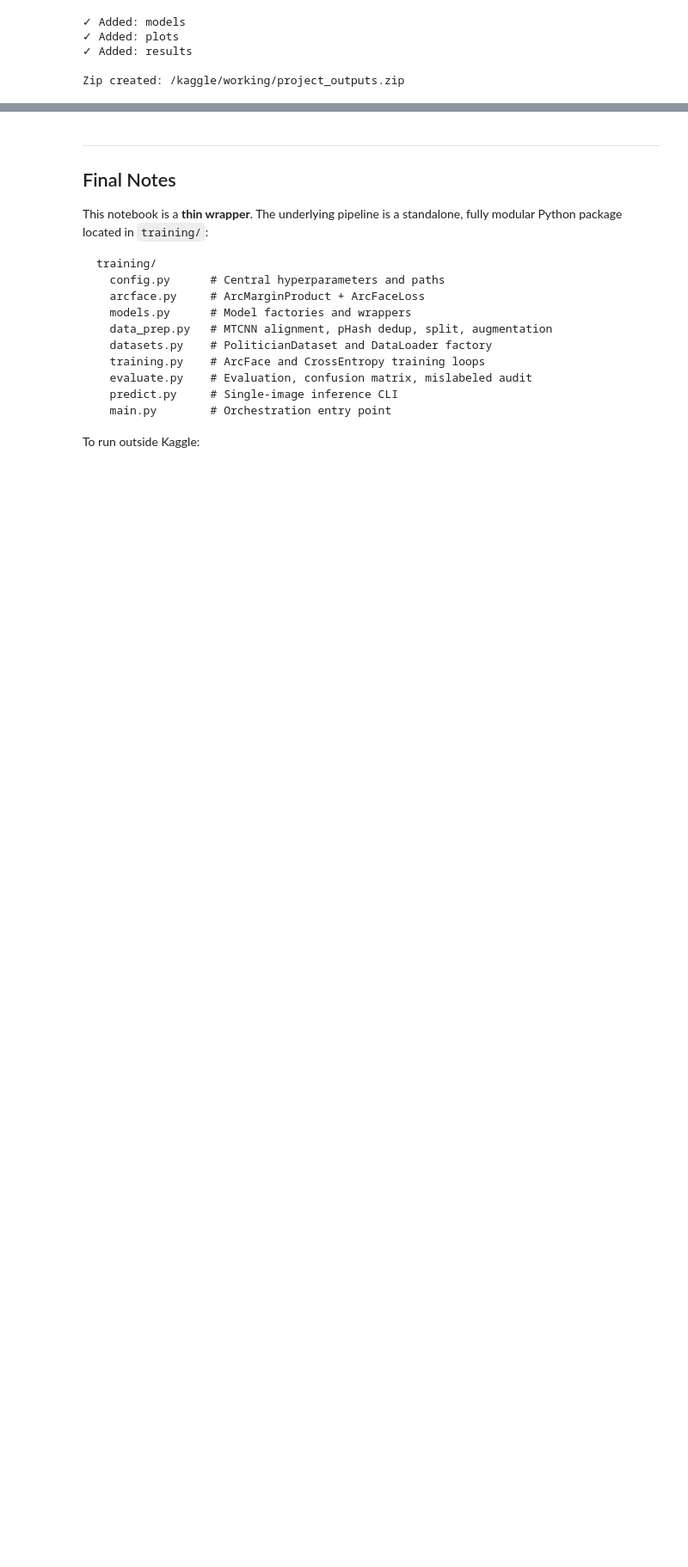
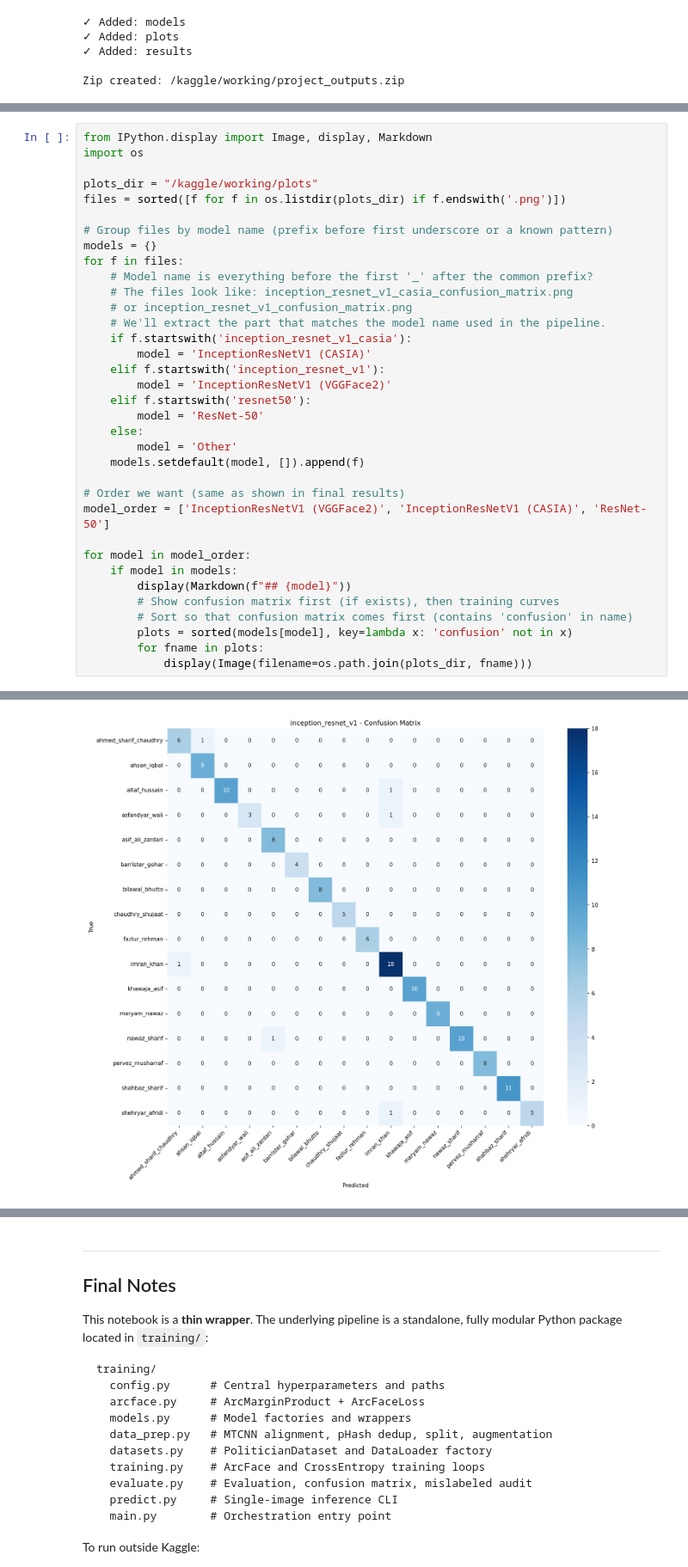
Before and after one commit to Hanzala-12/pakistani-politician-classifier, a Jupyter notebook: notebooks/COMPLETE_TRAINING_PIPELINE.ipynb, the cells around one changed output, grey strips where cells are left out. Shown at 86% size. Cells and saved outputs as stored; diff of their text form; blank space fills up the shorter version.

```diff
--- a/notebooks/COMPLETE_TRAINING_PIPELINE.ipynb
+++ b/notebooks/COMPLETE_TRAINING_PIPELINE.ipynb
@@ -312,3 +453,39 @@ else:
 # %% [output]
 ✔ Archive created: /kaggle/working/raw_merged.zip
 /kaggle/working/raw_merged.zip
+# %%
+from IPython.display import Image, display, Markdown
+import os
+
+plots_dir = "/kaggle/working/plots"
+files = sorted([f for f in os.listdir(plots_dir) if f.endswith('.png')])
+
+# Group files by model name (prefix before first underscore or a known pattern)
+models = {}
+for f in files:
+    # Model name is everything before the first '_' after the common prefix?
+    # The files look like: inception_resnet_v1_casia_confusion_matrix.png
+    # or inception_resnet_v1_confusion_matrix.png
+    # We'll extract the part that matches the model name used in the pipeline.
+    if f.startswith('inception_resnet_v1_casia'):
+        model = 'InceptionResNetV1 (CASIA)'
+    elif f.startswith('inception_resnet_v1'):
+        model = 'InceptionResNetV1 (VGGFace2)'
+    elif f.startswith('resnet50'):
+        model = 'ResNet-50'
+    else:
+        model = 'Other'
+    models.setdefault(model, []).append(f)
+
+# Order we want (same as shown in final results)
+model_order = ['InceptionResNetV1 (VGGFace2)', 'InceptionResNetV1 (CASIA)', 'ResNet-50']
+
+for model in model_order:
+    if model in models:
+        display(Markdown(f"## {model}"))
+        # Show confusion matrix first (if exists), then training curves
+        # Sort so that confusion matrix comes first (contains 'confusion' in name)
+        plots = sorted(models[model], key=lambda x: 'confusion' not in x)
+        for fname in plots:
+            display(Image(filename=os.path.join(plots_dir, fname)))
+# %% [output]
@@ -314,0 +493 @@ else:
+[figure, added]
```
Also changed, not shown: parts of 10 cells of this notebook, 20 other files.
